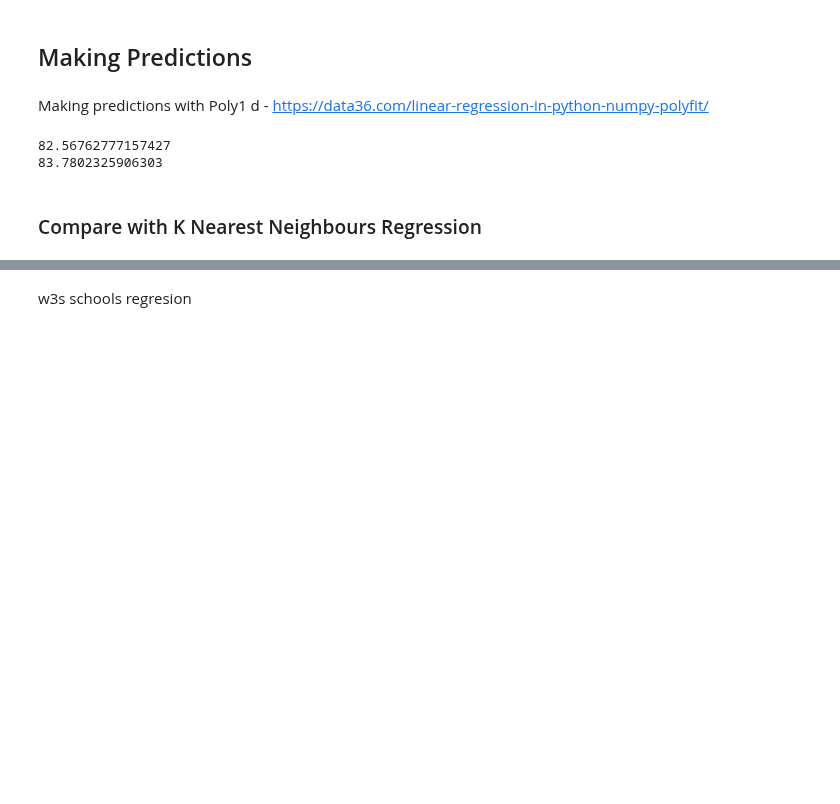
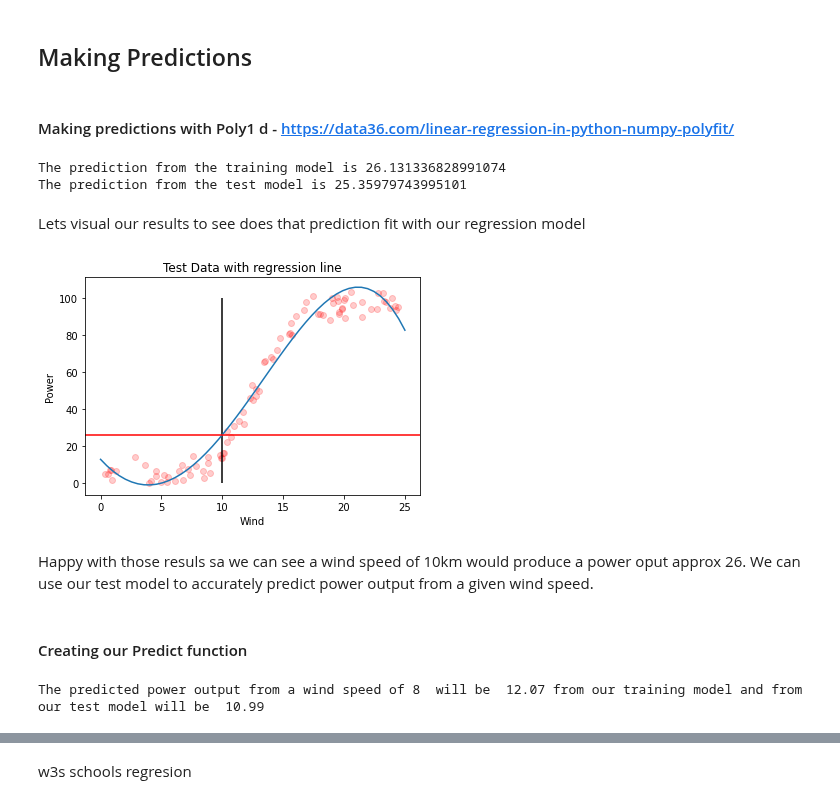
Before and after one commit to brendantipp/sem2_fun_data_analysis_project, a Jupyter notebook: linear_regression.ipynb, the cells around one changed output, grey strips where cells are left out. Cells and saved outputs as stored; diff of their text form; code cells hidden in the pictures; blank space fills up the shorter version.

```diff
--- a/linear_regression.ipynb
+++ b/linear_regression.ipynb
@@ -350,15 +355,33 @@ print(r2_score(power_test, train_model(speed_test)))
 # %% [markdown]
 ## Making Predictions
 # %% [markdown]
-Making predictions with Poly1 d - https://data36.com/linear-regression-in-python-numpy-polyfit/
+#### Making predictions with Poly1 d - https://data36.com/linear-regression-in-python-numpy-polyfit/
-# %%
-predict_train = train_model(25)
-print (predict_train)
-
-predict_test= test_model(25)
-print (predict_test)
-# %% [output]
-82.56762777157427
-83.7802325906303
-# %% [markdown]
-### Compare with K Nearest Neighbours Regression
+# %%
+#test wind speed of 10 against our training model
+predict_train = train_model(10)
+print ("The prediction from the training model is", predict_train)
+
+#test wind speed of 10 against our test model
+predict_test= test_model(10)
+print ("The prediction from the test model is", predict_test)
+# %% [output]
+The prediction from the training model is 26.131336828991074
+The prediction from the test model is 25.35979743995101
+# %% [markdown]
+Lets visual our results to see does that prediction fit with our regression model
+# %%
+plt.scatter(speed_test, power_test,color='red',alpha=0.2)
+train_line = np.linspace(0, 25, 50)
+plt.plot(train_line, train_model(train_line))
+plt.xlabel("Wind")
+plt.ylabel("Power")
+plt.vlines(10, 0, 100, colors='k', linestyles='solid',data=None) #https://matplotlib.org/3.1.1/api/_as_gen/matplotlib.pyplot.vlines.html
+plt.axhline(26, color = 'r', linestyle = '-')
+plt.title("Test Data with regression line")
+plt.show();
+# %% [output]
+[figure, added]
+# %% [markdown]
+Happy with those resuls sa we can see a wind speed of 10km would produce a power oput approx 26. We can use our test model to accurately predict power output from a given wind speed.
+# %% [markdown]
+#### Creating our Predict function
@@ -365 +394,5 @@ print (predict_test)
+# %%
+predict_p(8)
+# %% [output]
+The predicted power output from a wind speed of 8  will be  12.07 from our training model and from our test model will be  10.99
 # %%
```
Also changed, not shown: parts of 8 cells of this notebook.
